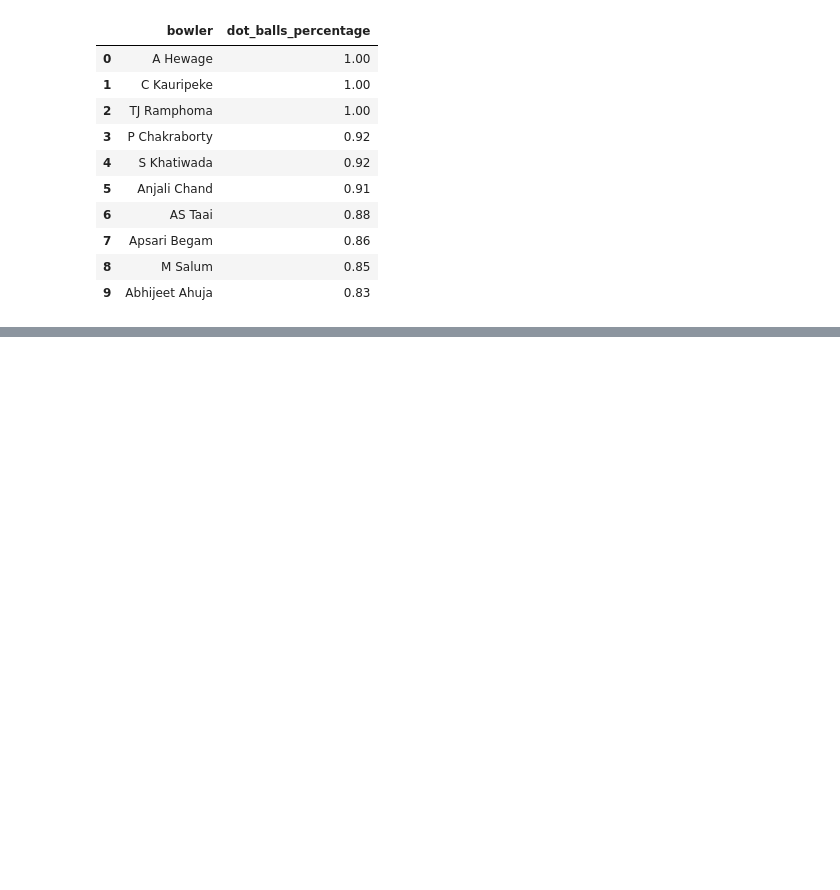
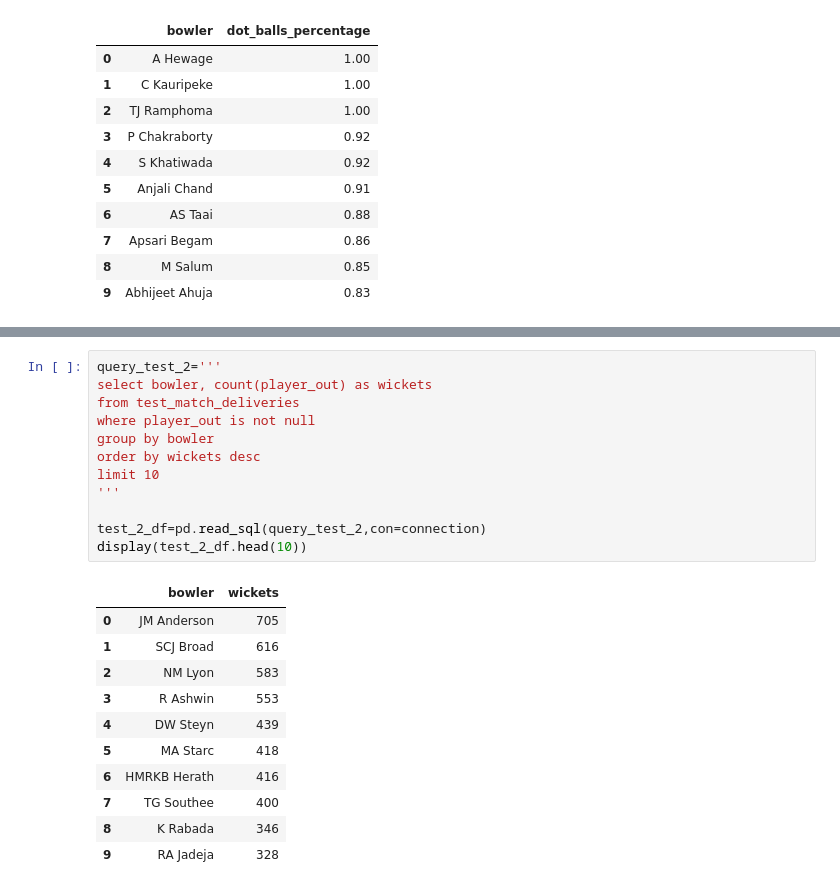
Before and after one commit to tamizhvv/guvi_projects, a Jupyter notebook: cricsheet_project/Queries.ipynb, the cells around one changed output, grey strips where cells are left out. Drawn from its saved outputs; the diff is of its cells as text; blank space fills up the shorter version.

```diff
--- a/cricsheet_project/Queries.ipynb
+++ b/cricsheet_project/Queries.ipynb
@@ -525,0 +550,24 @@ display(t20_5_df.head(10))
+# %%
+query_test_2='''
+select bowler, count(player_out) as wickets
+from test_match_deliveries
+where player_out is not null
+group by bowler
+order by wickets desc
+limit 10
+'''
+
+test_2_df=pd.read_sql(query_test_2,con=connection)
+display(test_2_df.head(10))
+# %% [output]
+|  | bowler | wickets |
+| 0 | JM Anderson | 705 |
+| 1 | SCJ Broad | 616 |
+| 2 | NM Lyon | 583 |
+| 3 | R Ashwin | 553 |
+| 4 | DW Steyn | 439 |
+| 5 | MA Starc | 418 |
+| 6 | HMRKB Herath | 416 |
+| 7 | TG Southee | 400 |
+| 8 | K Rabada | 346 |
+| 9 | RA Jadeja | 328 |
```
Also changed, not shown: parts of 9 cells of this notebook.
